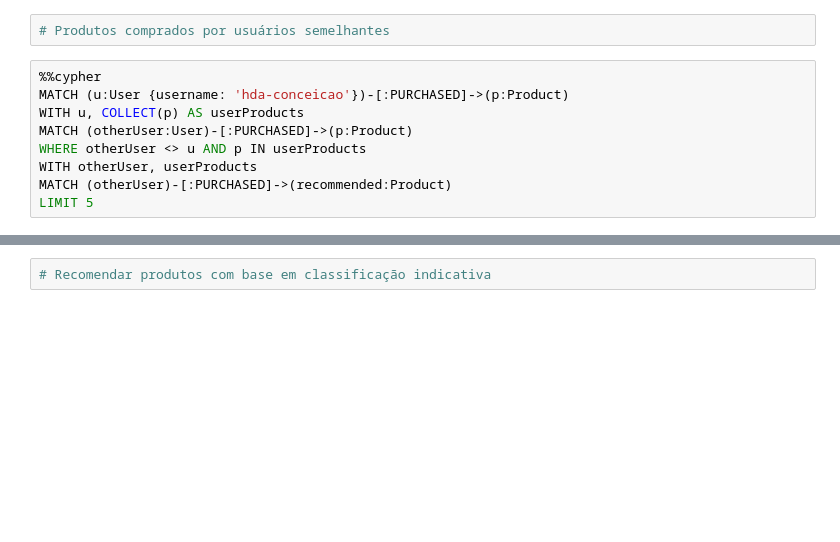
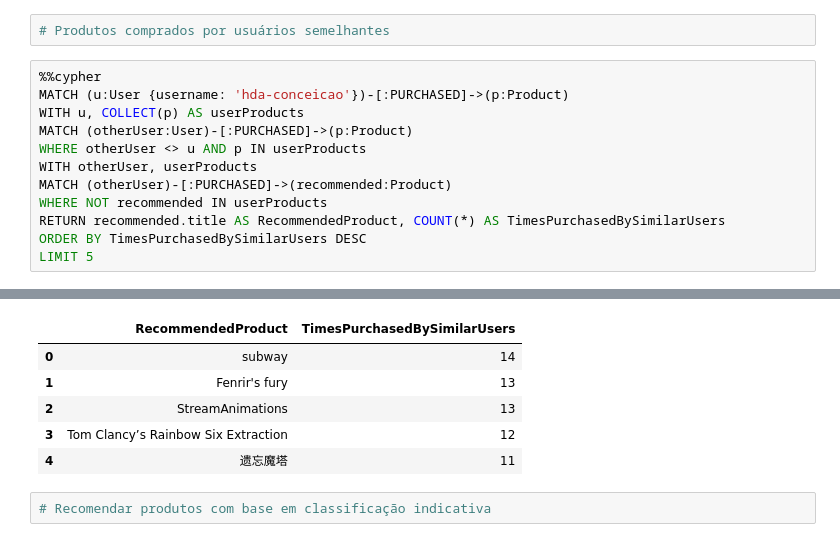
Before and after one commit to inf300-grupo5/inf325-projeto-final, a Jupyter notebook: projeto-final-queries.ipynb, the cells around one changed output, grey strips where cells are left out. Saved outputs shown, nothing was run; the diff lists cells and outputs as text; blank space fills up the shorter version.

```diff
--- a/projeto-final-queries.ipynb
+++ b/projeto-final-queries.ipynb
@@ -197,5 +198,8 @@ MATCH (otherUser:User)-[:PURCHASED]->(p:Product)
 WHERE otherUser <> u AND p IN userProducts
 WITH otherUser, userProducts
 MATCH (otherUser)-[:PURCHASED]->(recommended:Product)
+WHERE NOT recommended IN userProducts
+RETURN recommended.title AS RecommendedProduct, COUNT(*) AS TimesPurchasedBySimilarUsers
+ORDER BY TimesPurchasedBySimilarUsers DESC
 LIMIT 5
 # %% [output]
@@ -203,3 +206,9 @@ LIMIT 5
+|  | RecommendedProduct | TimesPurchasedBySimilarUsers |
+| 0 | subway | 14 |
+| 1 | Fenrir's fury | 13 |
+| 2 | StreamAnimations | 13 |
+| 3 | Tom Clancy’s Rainbow Six Extraction | 12 |
+| 4 | 遗忘魔塔 | 11 |
 # %%
 # Recomendar produtos com base em classificação indicativa
 # %%
```
Also changed, not shown: parts of 3 cells of this notebook.
